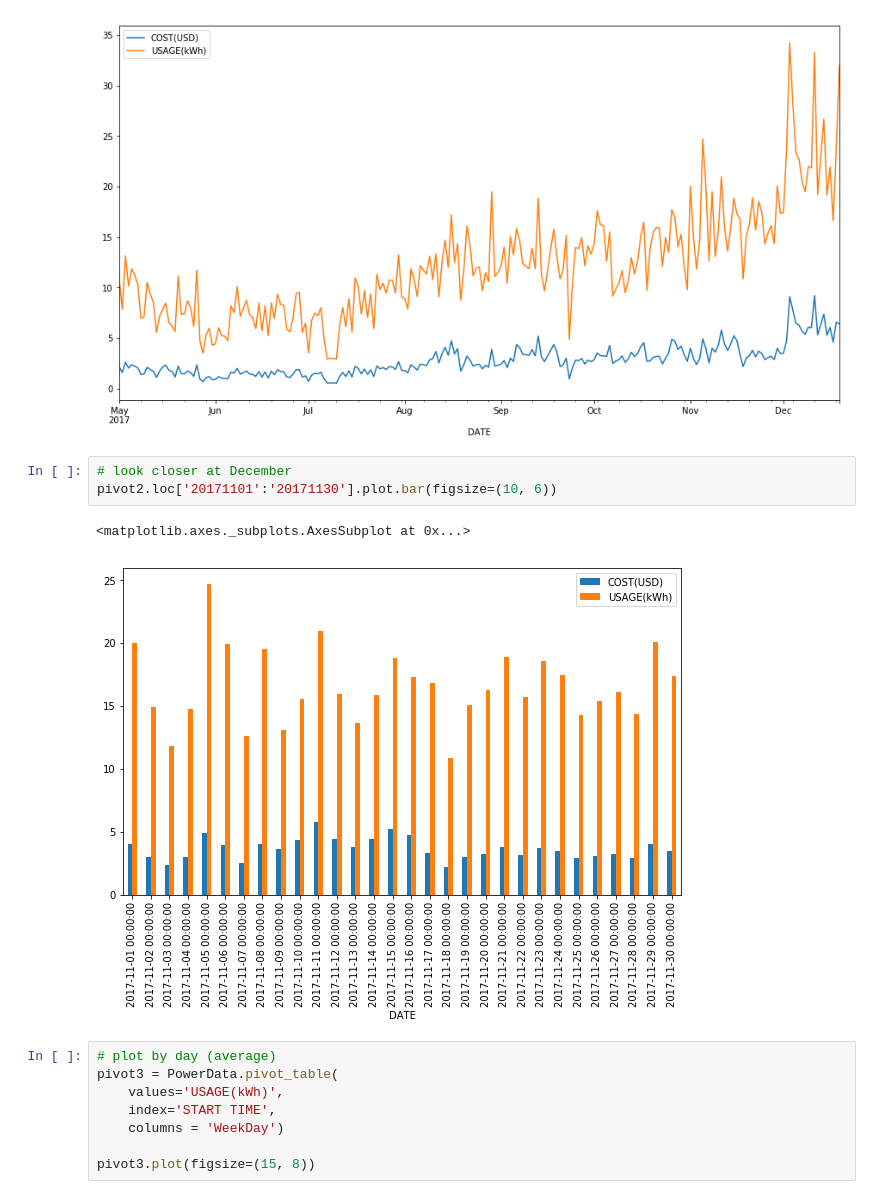
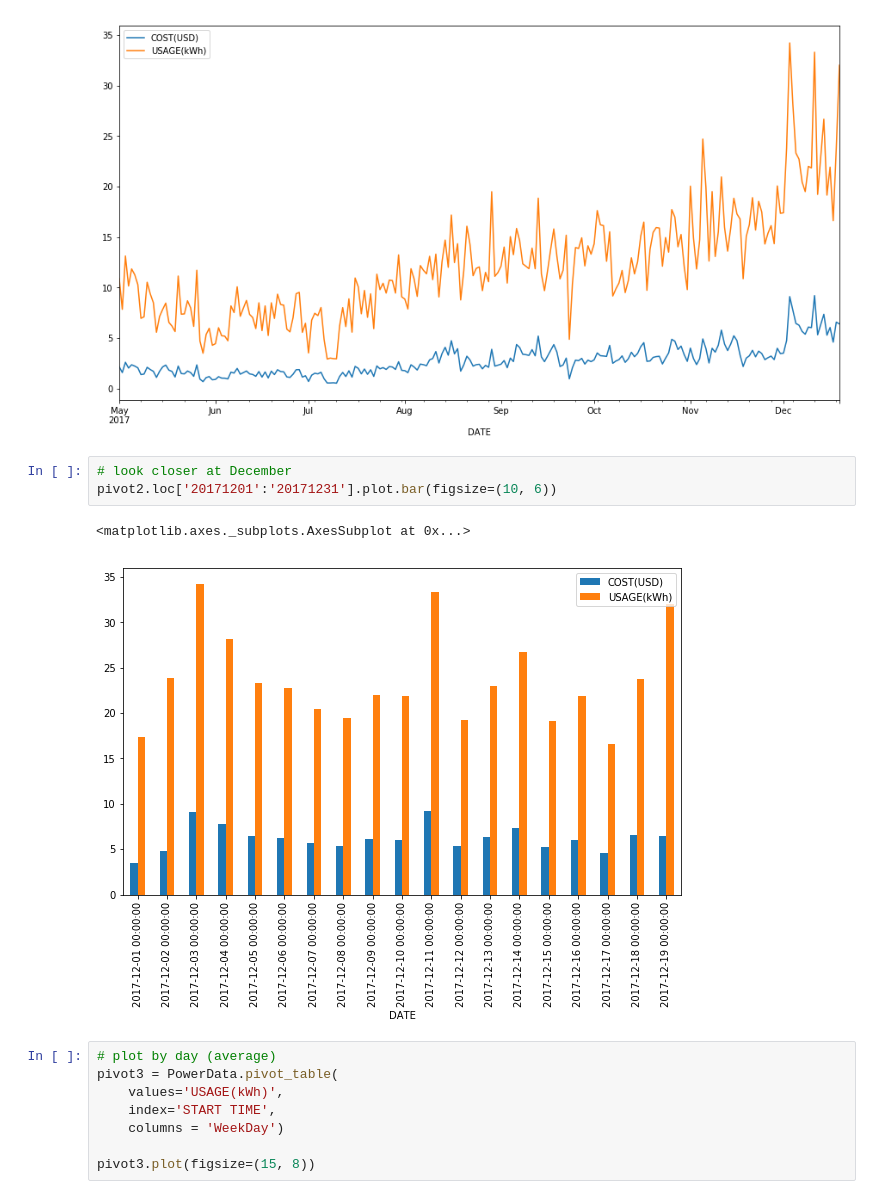
Before and after one commit to seanjpsmith/power-bill-analysis, a Jupyter notebook: Power Bill Analysis.ipynb, the cells around one changed output. Cells and saved outputs as stored; diff of their text form.

```diff
--- a/Power Bill Analysis.ipynb
+++ b/Power Bill Analysis.ipynb
@@ -75,10 +75,10 @@ pivot2.plot(figsize=(15, 8))
 [figure]
 # %%
 # look closer at December
-pivot2.loc['20171101':'20171130'].plot.bar(figsize=(10, 6))
+pivot2.loc['20171201':'20171231'].plot.bar(figsize=(10, 6))
 # %% [output]
 <matplotlib.axes._subplots.AxesSubplot at 0x...>
-[figure, old version]
+[figure, new version]
 # %%
 # plot by day (average)
 pivot3 = PowerData.pivot_table(
```
